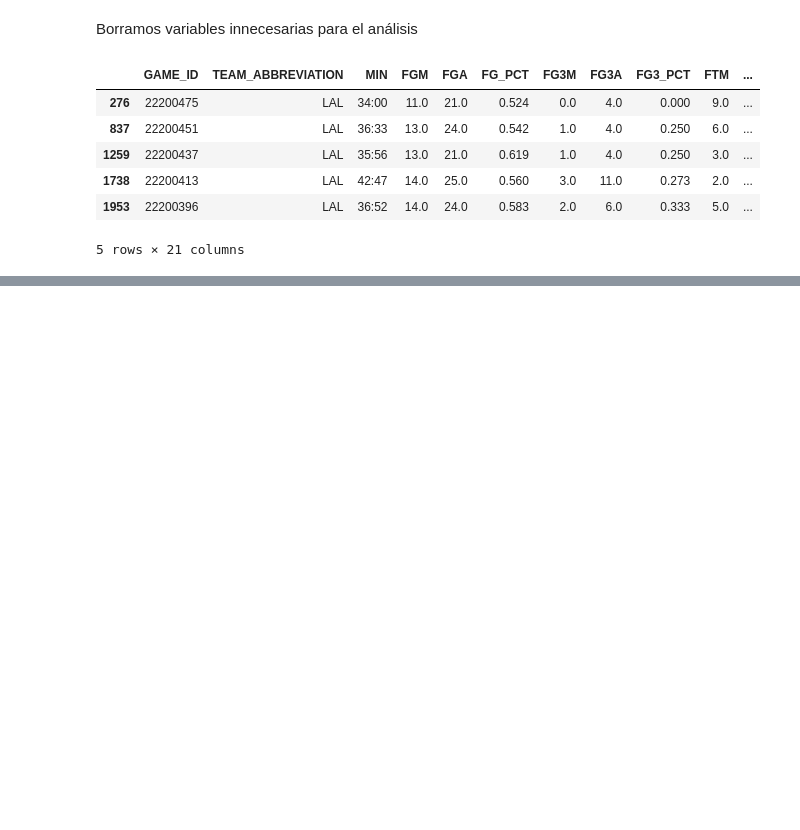
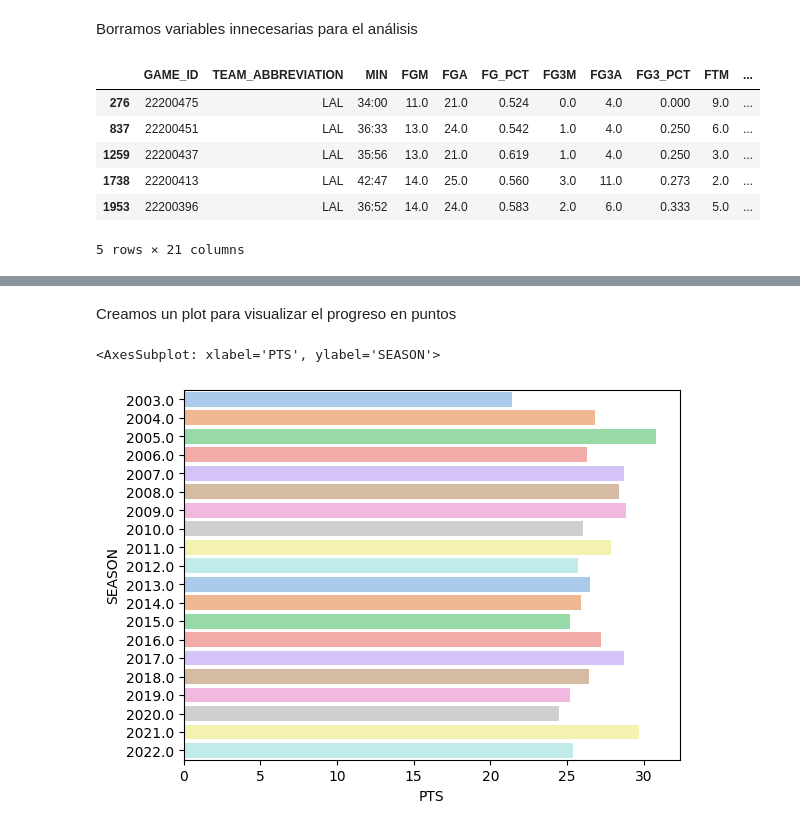
Before and after one commit to dcristobalhMad/ml-entrega2, a Jupyter notebook: entrega.ipynb, the cells around one changed output, grey strips where cells are left out. Cells and saved outputs as stored; diff of their text form; code cells hidden in the pictures; blank space fills up the shorter version.

Commit message:
Feat: add more plots and LJ stats

```diff
--- a/entrega.ipynb
+++ b/entrega.ipynb
@@ -992,0 +987,3 @@ lebronjames.head()
+# %%
+df_games_date = df_games[["GAME_DATE_EST", "GAME_ID", "SEASON"]]
+df_games_date.head()
@@ -992,0 +999,3 @@ lebronjames.head()
+# %%
+stats_totales_lebron = lebronjames.merge(df_games_date, on="GAME_ID", how="left")
+stats_totales_lebron.head()
@@ -992,0 +1012,3 @@ lebronjames.head()
+# %%
+stats_temporada = stats_totales_lebron.groupby("SEASON").sum()/stats_totales_lebron.groupby("SEASON").count()
+stats_temporada.head()
@@ -992,0 +1024,8 @@ lebronjames.head()
+# %% [markdown]
+Creamos un plot para visualizar el progreso en puntos
+# %%
+fig.suptitle("Puntos de Lebron James por temporada", fontsize=20)
+sns.barplot(x=stats_temporada["PTS"], y = stats_temporada.index.map(str), palette="pastel")
+# %% [output]
+<AxesSubplot: xlabel='PTS', ylabel='SEASON'>
+[figure, added]
```
Also changed, not shown: parts of 15 cells of this notebook.
